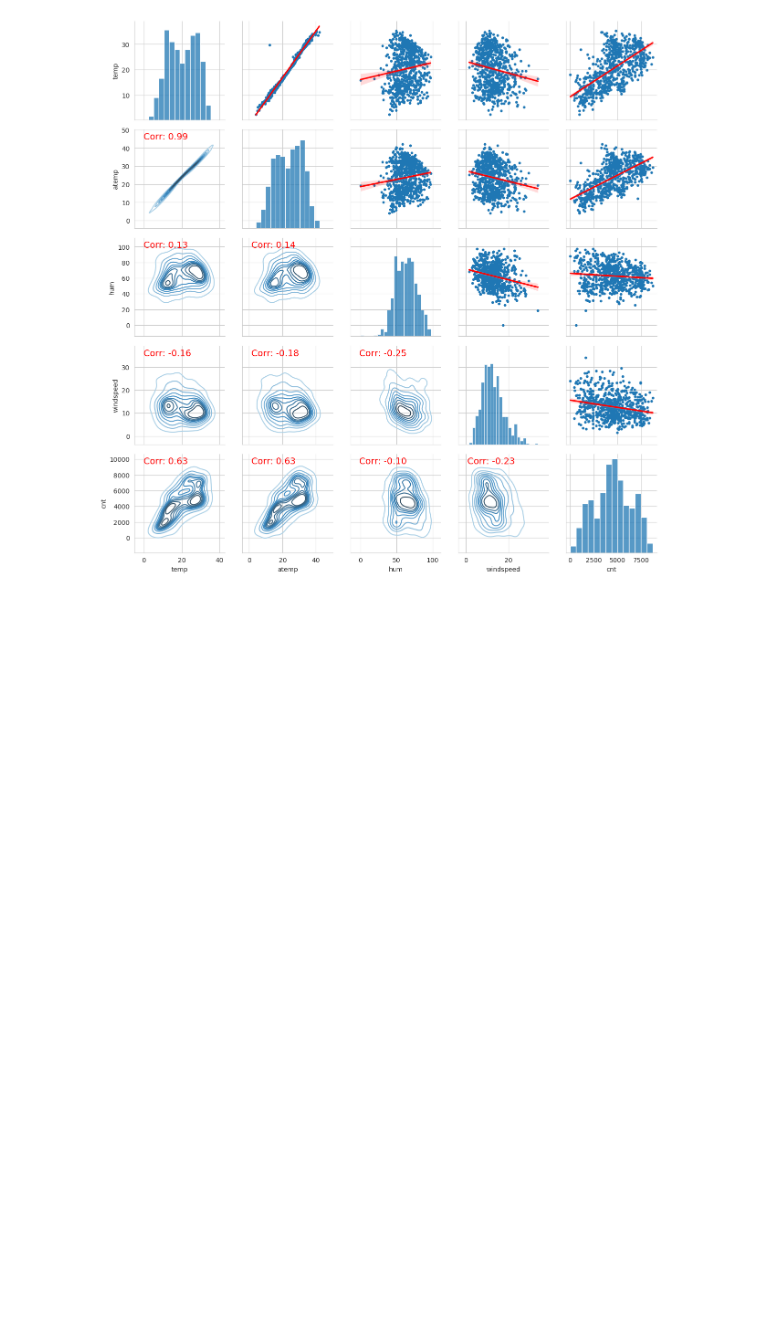
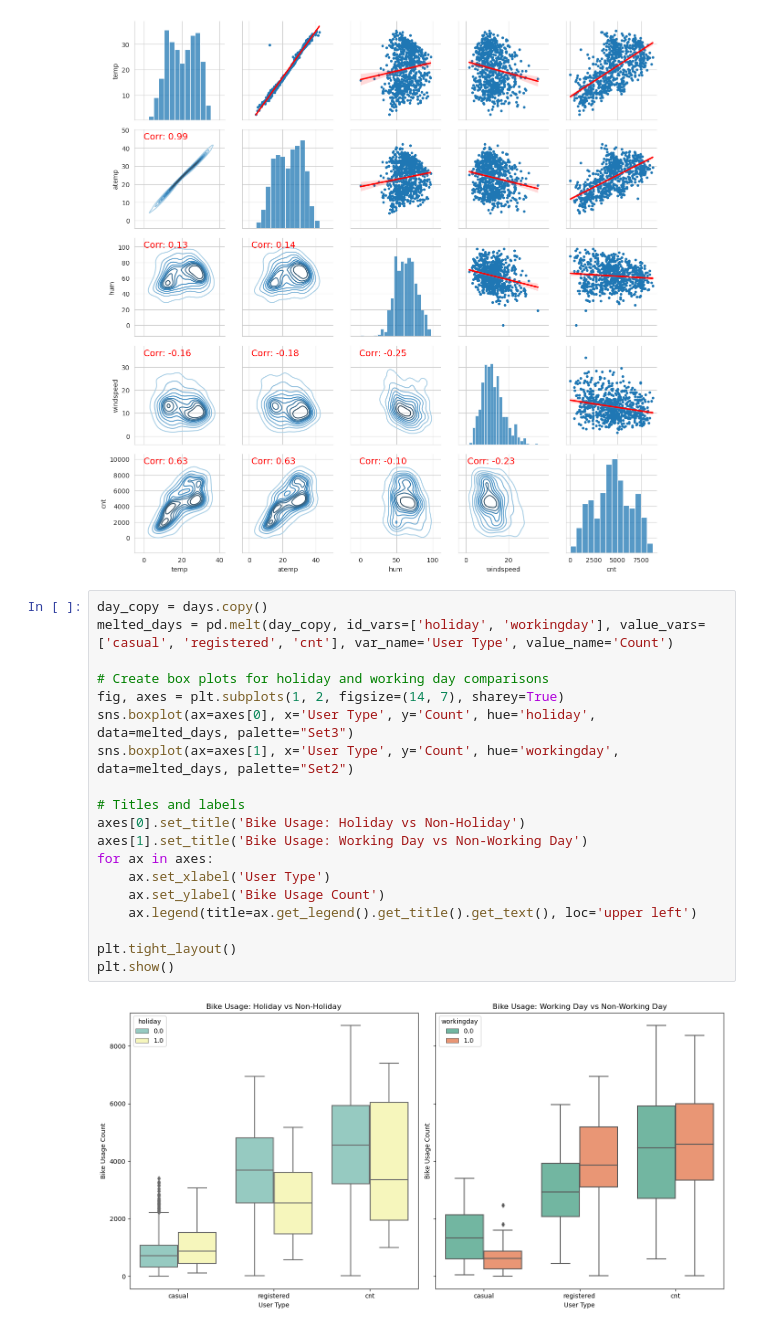
Before and after one commit to chongwen8/CSCE-679-Group-Project, a Jupyter notebook: Project.ipynb, the cells around one changed output. Drawn from its saved outputs; the diff is of its cells as text; blank space fills up the shorter version.

Commit message:
add box chart and pie chart

```diff
--- a/Project.ipynb
+++ b/Project.ipynb
@@ -222,3 +223,24 @@ for i, j in zip(*np.triu_indices_from(pair_plot.axes, 1)):
 plt.show()
 # %% [output]
 [figure]
+# %%
+day_copy = days.copy()
+melted_days = pd.melt(day_copy, id_vars=['holiday', 'workingday'], value_vars=['casual', 'registered', 'cnt'], var_name='User Type', value_name='Count')
+
+# Create box plots for holiday and working day comparisons
+fig, axes = plt.subplots(1, 2, figsize=(14, 7), sharey=True)
+sns.boxplot(ax=axes[0], x='User Type', y='Count', hue='holiday', data=melted_days, palette="Set3")
+sns.boxplot(ax=axes[1], x='User Type', y='Count', hue='workingday', data=melted_days, palette="Set2")
+
+# Titles and labels
+axes[0].set_title('Bike Usage: Holiday vs Non-Holiday')
+axes[1].set_title('Bike Usage: Working Day vs Non-Working Day')
+for ax in axes:
+    ax.set_xlabel('User Type')
+    ax.set_ylabel('Bike Usage Count')
+    ax.legend(title=ax.get_legend().get_title().get_text(), loc='upper left')
+
+plt.tight_layout()
+plt.show()
+# %% [output]
+[figure, added]
```
Also changed, not shown: parts of 3 cells of this notebook.
